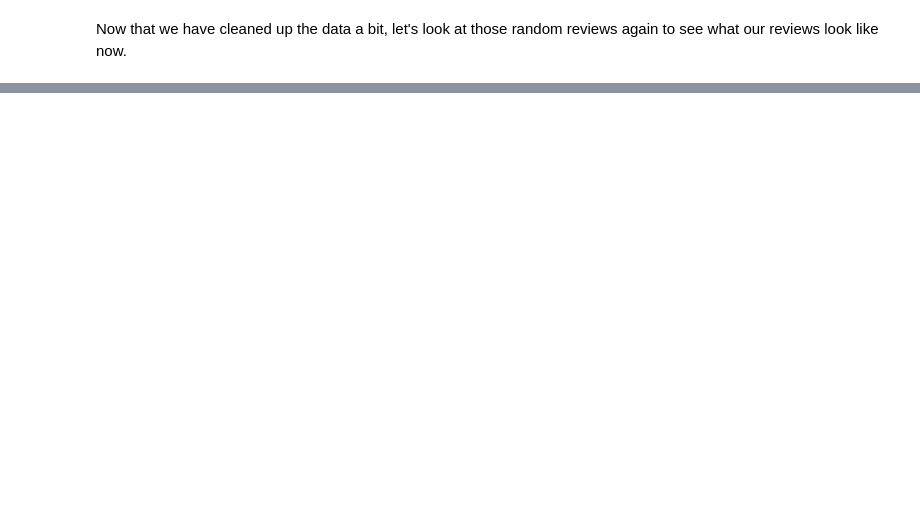
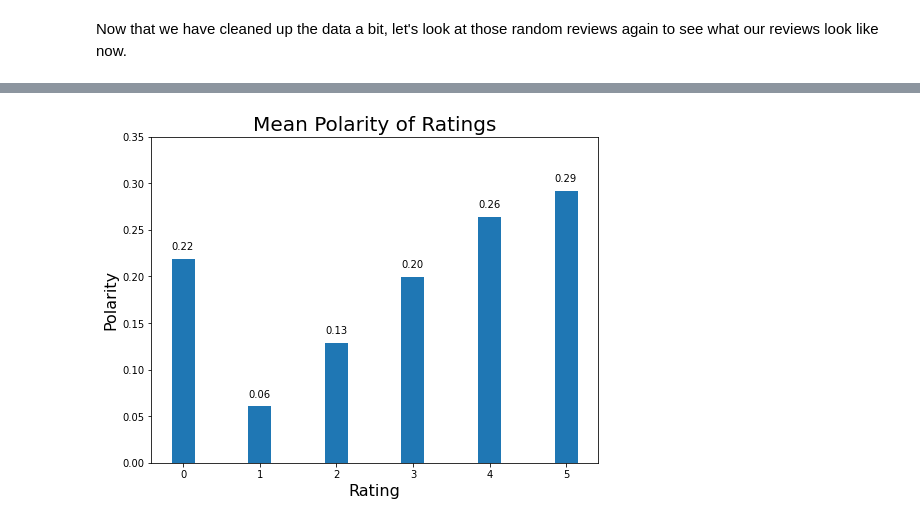
Before and after one commit to chillyssa/NLP-with-Deep-Learning-Project, a Jupyter notebook: project_part1.ipynb, the cells around one changed output, grey strips where cells are left out. Drawn from its saved outputs; the diff is of its cells as text; code cells hidden in the pictures; blank space fills up the shorter version.

```diff
--- a/project_part1.ipynb
+++ b/project_part1.ipynb
@@ -88,5 +105,6 @@ From this query I can see that there are 1,132,367 reviews in this data set! The
 # %%
-df = df[df.groupby('recipe_id')["recipe_id"].transform('size') >= 25]
+df = df[df.groupby('recipe_id')["recipe_id"].transform('size') >= 100]
+df = df[df.groupby('recipe_id')["recipe_id"].transform('size') <= 150]
 # Rows of data
 print('Individual Recipe Reviews: ' + str(len(df)))
 
@@ -167,0 +284,4 @@ df.iloc[[3,32,654,7000,18000]]
+# %%
+pol_mean = df.groupby('rating')['polarity'].agg([np.mean])
+pol_mean.columns = ['mean_polarity']
+pol_mean
@@ -167,0 +297,14 @@ df.iloc[[3,32,654,7000,18000]]
+# %%
+fig, ax = plt.subplots(figsize=(8, 6))
+plt.bar(pol_mean.index, pol_mean.mean_polarity, width=0.3)
+
+for i in ax.patches:
+    ax.text(i.get_x(), i.get_height()+0.01, str("{:.2f}".format(i.get_height())))
+
+plt.title("Mean Polarity of Ratings", fontsize=20)
+plt.ylabel("Polarity", fontsize=16)
+plt.xlabel("Rating", fontsize=16)
+plt.ylim(0, 0.35)
+plt.show()
+# %% [output]
+[figure, added]
```
Also changed, not shown: parts of 26 cells of this notebook.
